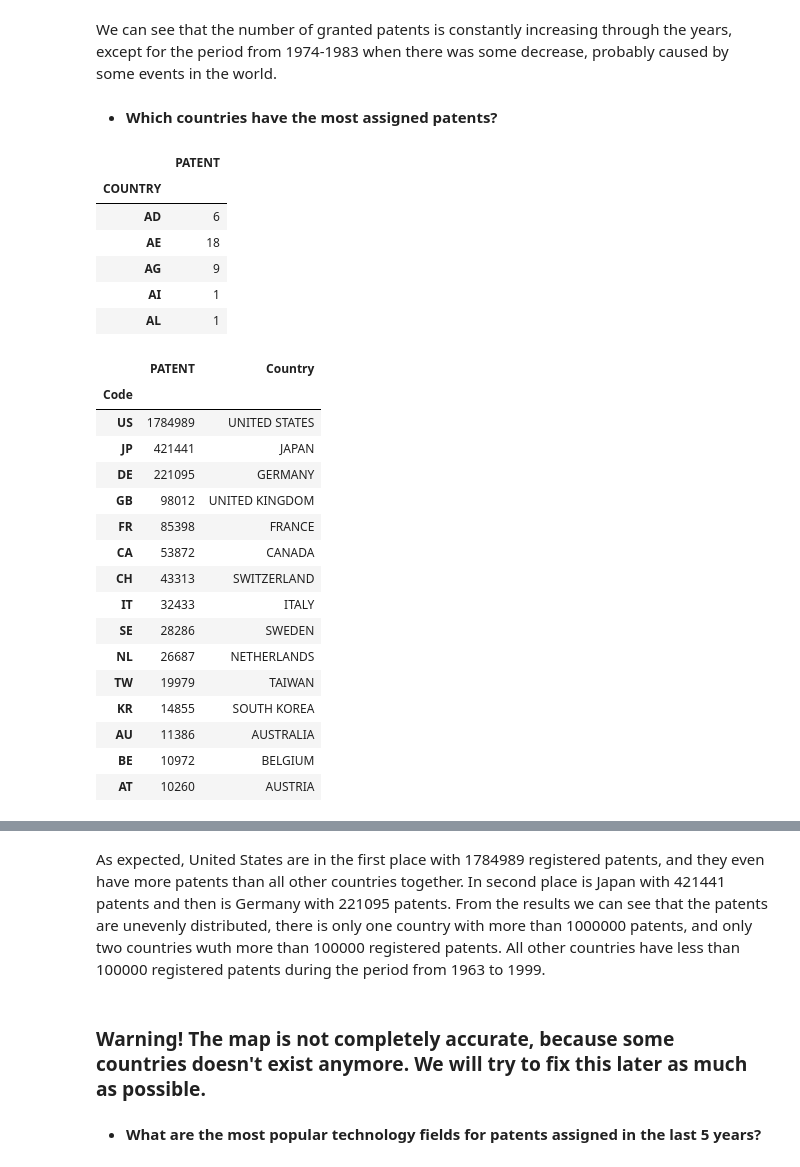
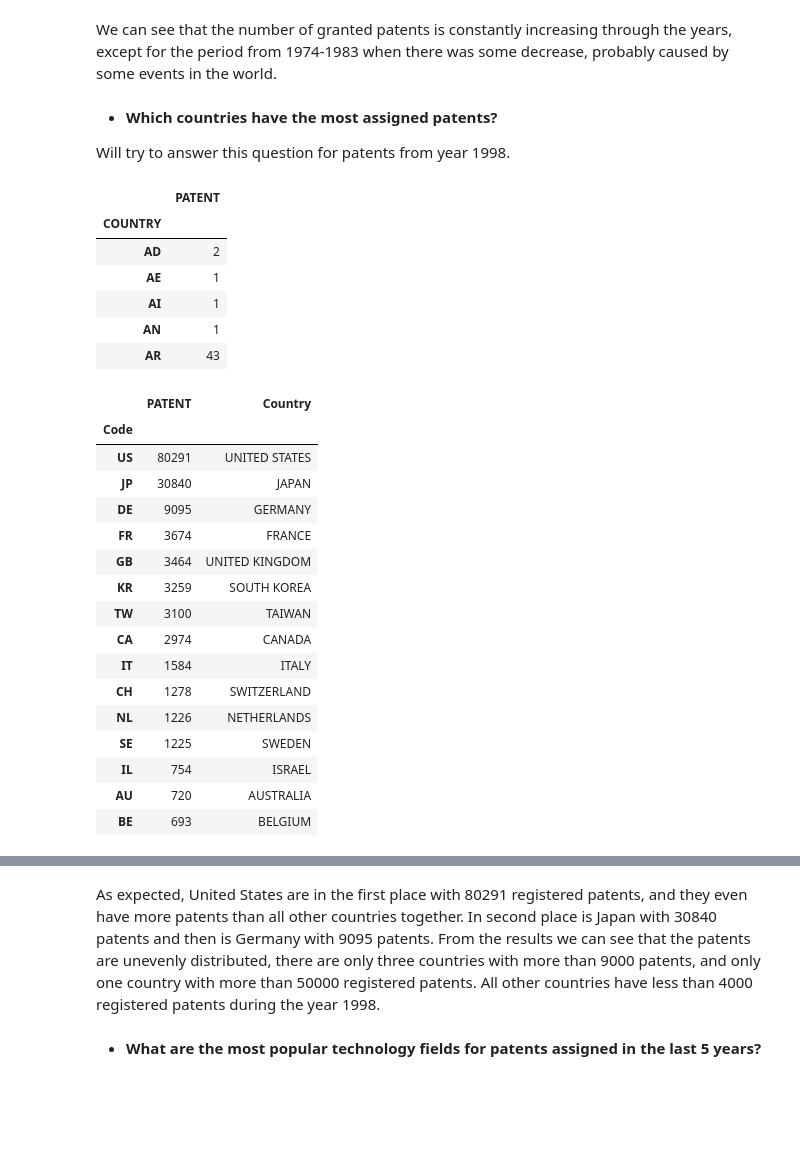
Before and after one commit to antonino-barbera/seanbi, a Jupyter notebook: project/project.ipynb, the cells around one changed output, grey strips where cells are left out. Saved outputs shown, nothing was run; the diff lists cells and outputs as text; code cells hidden in the pictures; blank space fills up the shorter version.

```diff
--- a/project/project.ipynb
+++ b/project/project.ipynb
@@ -342,39 +345,42 @@ year_trend.plot.bar(figsize=(15,7))
 We can see that the number of granted patents is constantly increasing through the years, except for the period from 1974-1983 when there was some decrease, probably caused by some events in the world.
 # %% [markdown]
 * **Which countries have the most assigned patents?**
+
+Will try to answer this question for patents from year 1998.
 # %%
-country_trend = df[['PATENT', 'COUNTRY']]
+country_trend = df[['PATENT', 'COUNTRY', 'GYEAR']]
+country_trend = country_trend[country_trend['GYEAR']==1998].drop('GYEAR', axis=1)
 country_trend = country_trend.groupby('COUNTRY').count()
 country_trend.head()
 # %% [output]
 |  | PATENT |
 | COUNTRY |  |
-| AD | 6 |
-| AE | 18 |
-| AG | 9 |
+| AD | 2 |
+| AE | 1 |
 | AI | 1 |
-| AL | 1 |
+| AN | 1 |
+| AR | 43 |
 # %%
 country_trend2 = country_trend.merge(countries, left_index=True, right_on='Code').set_index('Code')
 country_trend2.sort_values(by=['PATENT'], ascending=False).head(15)
 # %% [output]
 |  | PATENT | Country |
 | Code |  |  |
-| US | 1784989 | UNITED STATES |
-| JP | 421441 | JAPAN |
-| DE | 221095 | GERMANY |
-| GB | 98012 | UNITED KINGDOM |
-| FR | 85398 | FRANCE |
-| CA | 53872 | CANADA |
-| CH | 43313 | SWITZERLAND |
-| IT | 32433 | ITALY |
-| SE | 28286 | SWEDEN |
-| NL | 26687 | NETHERLANDS |
-| TW | 19979 | TAIWAN |
-| KR | 14855 | SOUTH KOREA |
-| AU | 11386 | AUSTRALIA |
-| BE | 10972 | BELGIUM |
-| AT | 10260 | AUSTRIA |
+| US | 80291 | UNITED STATES |
+| JP | 30840 | JAPAN |
+| DE | 9095 | GERMANY |
+| FR | 3674 | FRANCE |
+| GB | 3464 | UNITED KINGDOM |
+| KR | 3259 | SOUTH KOREA |
+| TW | 3100 | TAIWAN |
+| CA | 2974 | CANADA |
+| IT | 1584 | ITALY |
+| CH | 1278 | SWITZERLAND |
+| NL | 1226 | NETHERLANDS |
+| SE | 1225 | SWEDEN |
+| IL | 754 | ISRAEL |
+| AU | 720 | AUSTRALIA |
+| BE | 693 | BELGIUM |
 # %%
 world = [52, 18]
 m = folium.Map(location=world, tiles='cartodbpositron', zoom_start=2)
@@ -413,9 +419,7 @@ m
 # %% [output]
 [interactive output not drawn]
 # %% [markdown]
-As expected, United States are in the first place with 1784989 registered patents, and they even have more patents than all other countries together. In second place is Japan with 421441 patents and then is Germany with 221095 patents. From the results we can see that the patents are unevenly distributed, there is only one country with more than 1000000 patents, and only two countries wuth more than 100000 registered patents. All other countries have less than 100000 registered patents during the period from 1963 to 1999.
+As expected, United States are in the first place with 80291 registered patents, and they even have more patents than all other countries together. In second place is Japan with 30840 patents and then is Germany with 9095 patents. From the results we can see that the patents are unevenly distributed, there are only three countries with more than 9000 patents, and only one country with more than 50000 registered patents. All other countries have less than 4000 registered patents during the year 1998.
-# %% [markdown]
-### Warning! The map is not completely accurate, because some countries doesn't exist anymore. We will try to fix this later as much as possible.
 # %% [markdown]
 * **What are the most popular technology fields for patents assigned in the last 5 years?**
 # %% [markdown]
```
Also changed, not shown: parts of 6 cells of this notebook, 1 other file.
